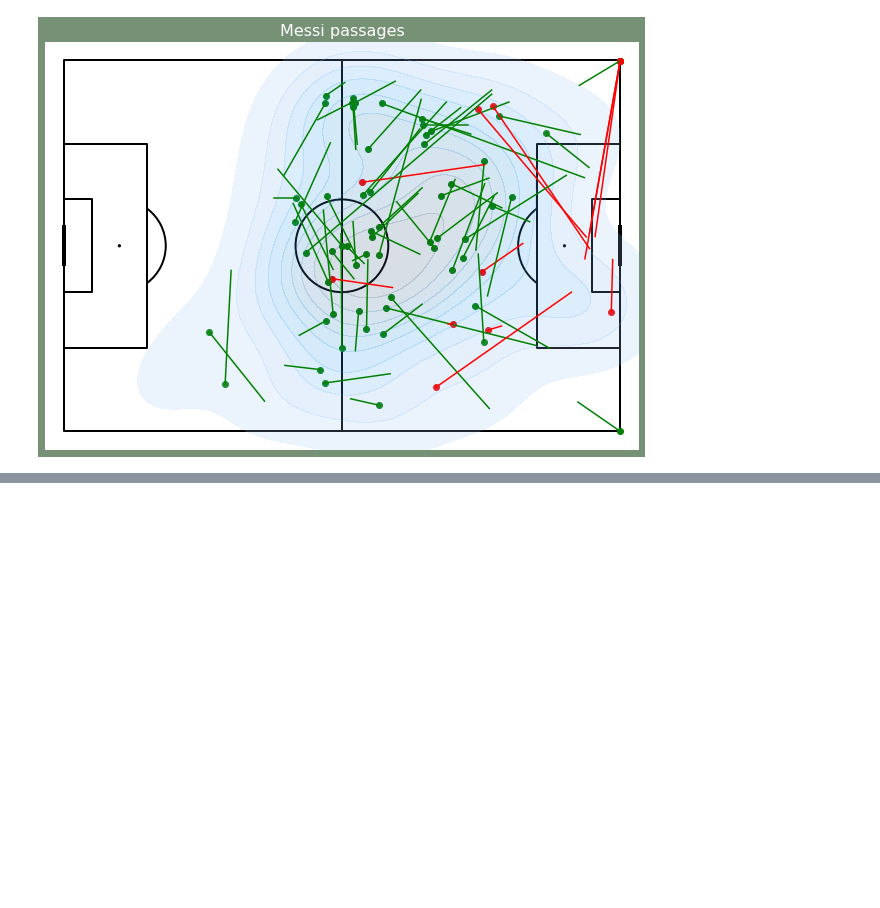
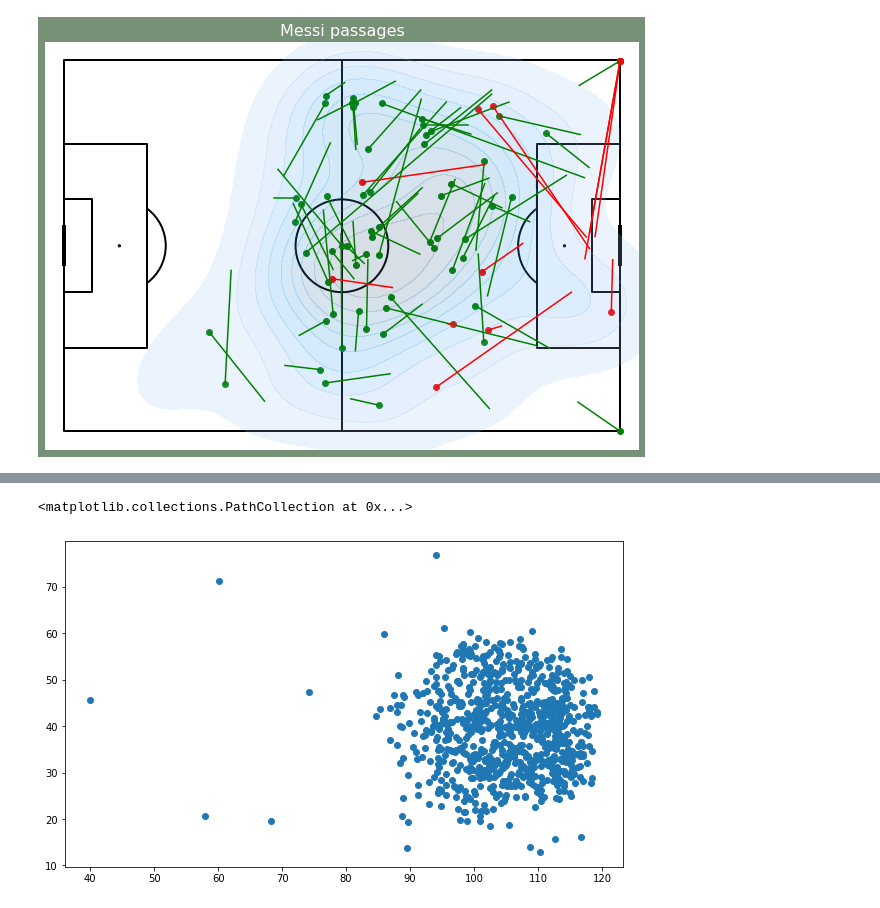
Before and after one commit to gianmarcozironelli/statsbomb_project, a Jupyter notebook: sb_project.ipynb, the cells around one changed output, grey strips where cells are left out. Drawn from its saved outputs; the diff is of its cells as text; code cells hidden in the pictures; blank space fills up the shorter version.

```diff
--- a/sb_project.ipynb
+++ b/sb_project.ipynb
@@ -633,0 +636,15 @@ sns.kdeplot(messi_carries_df['carry_xstart'], messi_carries_df['carry_ystart'],
+# %%
+competition_df = sb.competition_events(
+    country="Spain",
+    division= "La Liga",
+    season="2020/2021",
+    gender="male"
+)
+
+grouped_events = sb.competition_events(
+    country="Spain",
+    division= "La Liga",
+    season="2020/2021",
+    split=True
+)
+shots_df = grouped_events["shots"]
@@ -633,0 +676,11 @@ sns.kdeplot(messi_carries_df['carry_xstart'], messi_carries_df['carry_ystart'],
+# %%
+shots_df['shot_xstart'] = [x for x,y in shots_df['location']]
+shots_df['shot_ystart'] = [y for x,y in shots_df['location']]
+# %%
+#creating the 2D array
+x = shots_df[['shot_xstart','shot_ystart']]
+plt.figure(figsize=(10,6))
+plt.scatter(x = x['shot_xstart'], y = x['shot_ystart'])
+# %% [output]
+<matplotlib.collections.PathCollection at 0x...>
+[figure, added]
```
Also changed, not shown: parts of 8 cells of this notebook.
